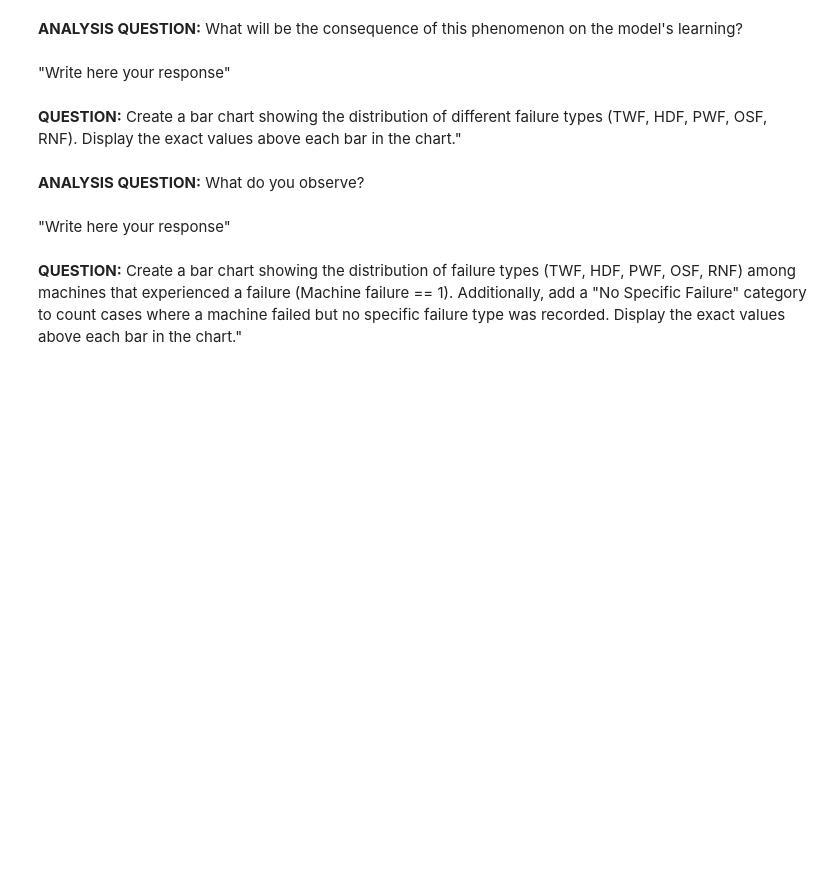
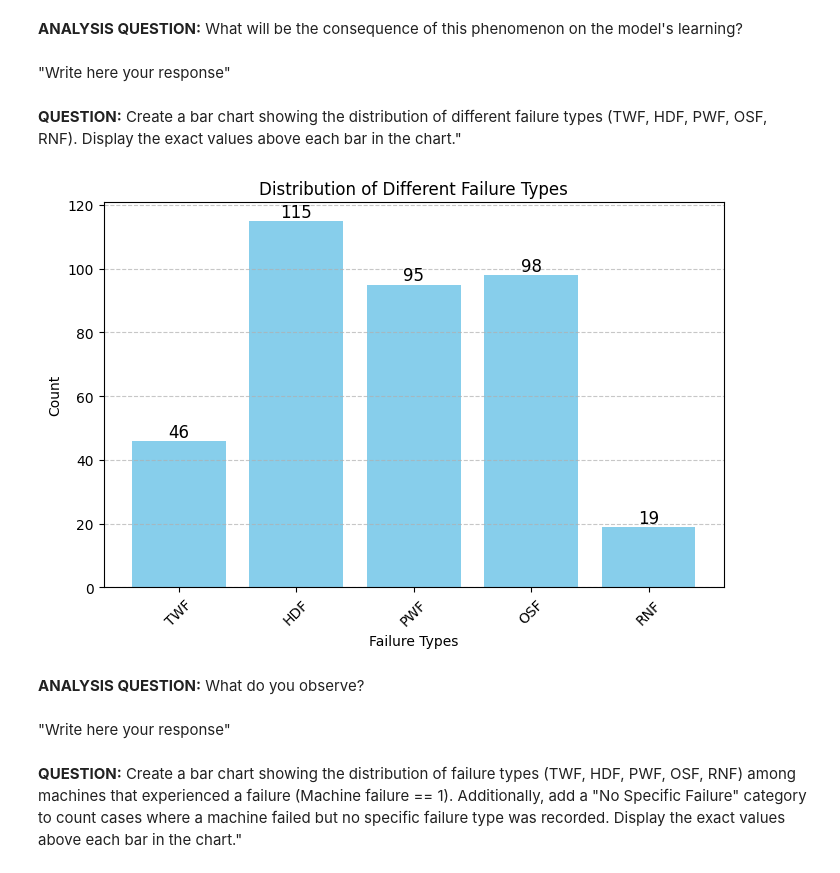
Before and after one commit to Poauline/IA_EMBARQUEE_Predictive_maintenance, a Jupyter notebook: TP_IA_EMBARQUEE.ipynb, the cells around one changed output. Cells and saved outputs as stored; diff of their text form; code cells hidden in the pictures; blank space fills up the shorter version.

Commit message:
graphe type de pannes machines

```diff
--- a/TP_IA_EMBARQUEE.ipynb
+++ b/TP_IA_EMBARQUEE.ipynb
@@ -74,6 +74,31 @@ plt.show()
 "Write here your response"
 # %% [markdown]
 **QUESTION:** Create a bar chart showing the distribution of different failure types (TWF, HDF, PWF, OSF, RNF). Display the exact values above each bar in the chart."
+# %%
+import pandas as pd
+import matplotlib.pyplot as plt
+
+dataset = pd.read_csv("ai4i2020.csv")
+
+failure_types = ['TWF', 'HDF', 'PWF', 'OSF', 'RNF']
+failure_counts = dataset[failure_types].sum()
+
+plt.figure(figsize=(8, 5))
+bars = plt.bar(failure_counts.index, failure_counts.values, color='skyblue')
+
+# value above each bar
+for bar in bars:
+    plt.text(bar.get_x() + bar.get_width()/2, bar.get_height(),
+             int(bar.get_height()), ha='center', va='bottom', fontsize=12)
+
+plt.xlabel("Failure Types")
+plt.ylabel("Count")
+plt.title("Distribution of Different Failure Types")
+plt.xticks(rotation=45)
+plt.grid(axis='y', linestyle='--', alpha=0.7)
+plt.show()
+# %% [output]
+[figure, added]
 # %% [markdown]
 **ANALYSIS QUESTION:** What do you observe?
 # %% [markdown]
```
